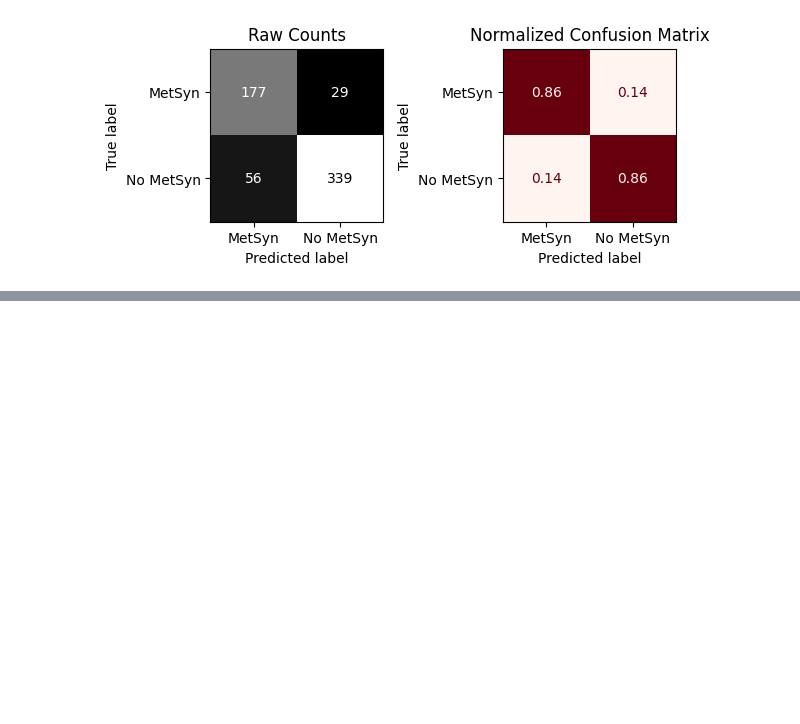
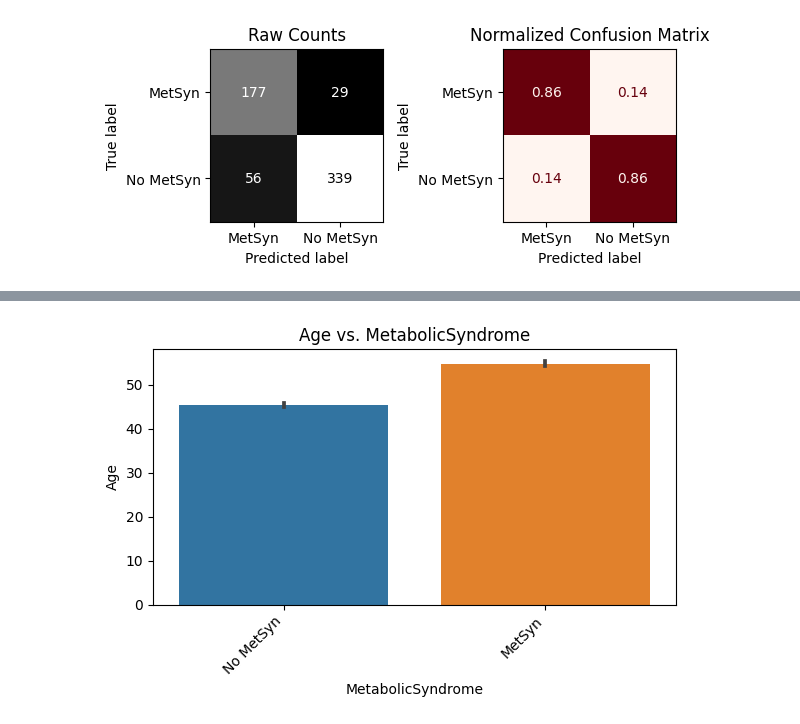
Before and after one commit to dimLMT/Metabolic-Syndrome-Forecast, a Jupyter notebook: part1.ipynb, the cells around one changed output, grey strips where cells are left out. Saved outputs shown, nothing was run; the diff lists cells and outputs as text; code cells hidden in the pictures; blank space fills up the shorter version.

```diff
--- a/part1.ipynb
+++ b/part1.ipynb
@@ -395,0 +551,6 @@ weighted avg       0.87      0.86      0.86       601
+# %%
+# Change the errorbar to "se"
+plot_numeric_vs_target(df,'Age', target, target_type='class',estimator='mean',
+                       sorted=True, ascending=True, errorbar='se');
+# %% [output]
+[figure, added]
```
Also changed, not shown: parts of 10 cells of this notebook.
